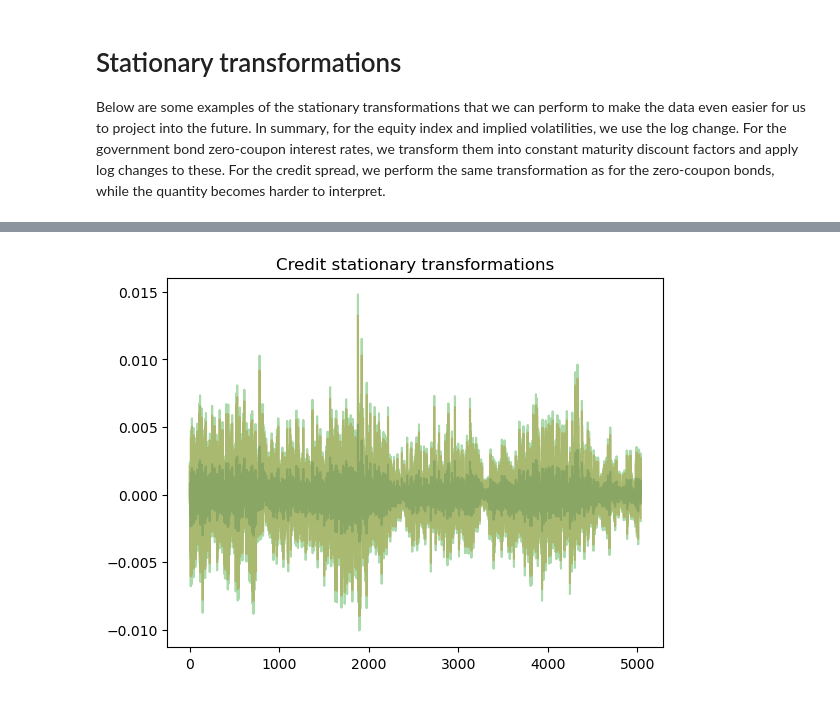
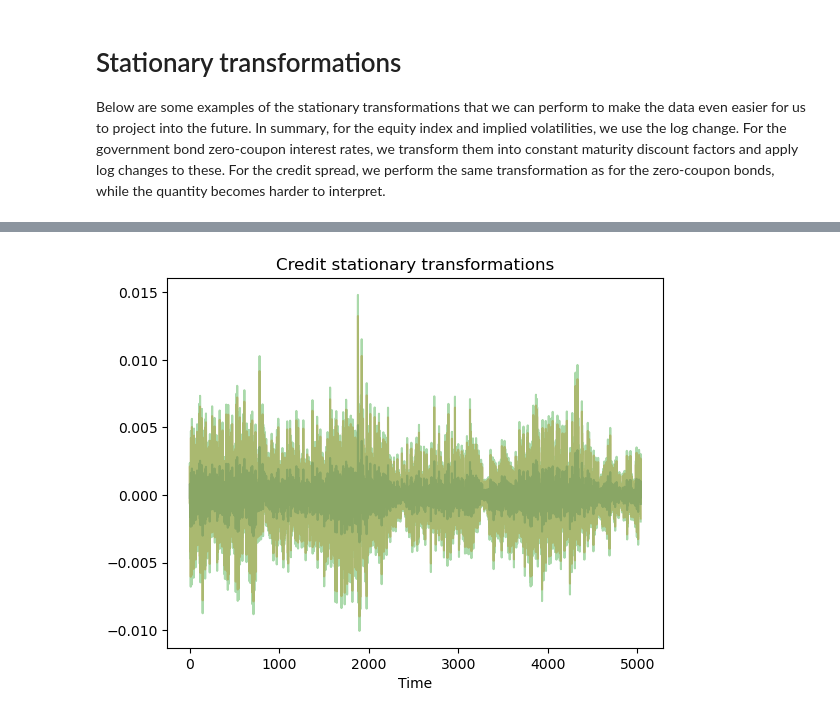
Before and after one commit to radusbriciu/pcrm-book, a Jupyter notebook: code/chapter3/chapter3_1.ipynb, the cells around one changed output, grey strips where cells are left out. Saved outputs shown, nothing was run; the diff lists cells and outputs as text; code cells hidden in the pictures.

```diff
--- a/code/chapter3/chapter3_1.ipynb
+++ b/code/chapter3/chapter3_1.ipynb
@@ -124,10 +124,11 @@ plt.show()
 # %%
 # Compute credit stationary transformations
 cr_maturities = np.arange(1, 11)
 cr_df = np.exp(-time_series.iloc[:, 69:] / 100 * cr_maturities)
 cr_log_chg = np.diff(np.log(cr_df), axis=0)
 plt.plot(cr_log_chg[:, [0, 4, 9]], alpha=0.4)
 plt.title('Credit stationary transformations')
+plt.xlabel('Time')
 plt.show()
 # %% [output]
-[figure, old version]
+[figure, new version]
```
Also changed, not shown: parts of 10 cells of this notebook, 1 other file.
